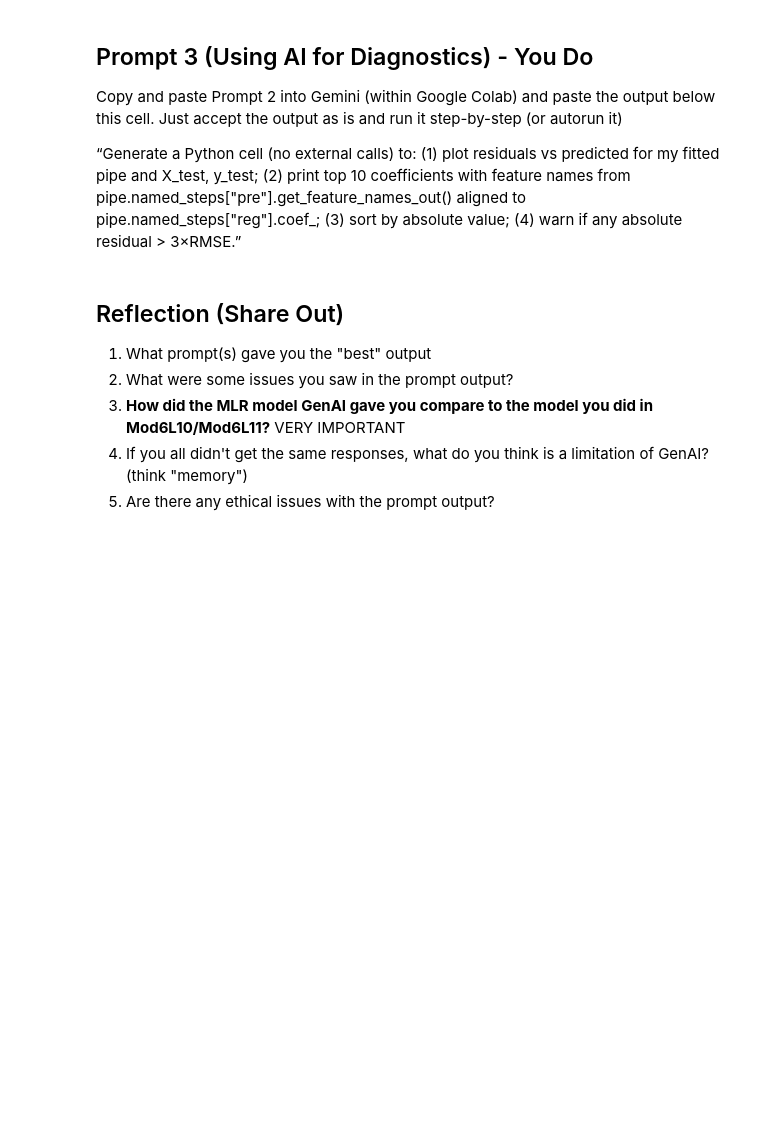
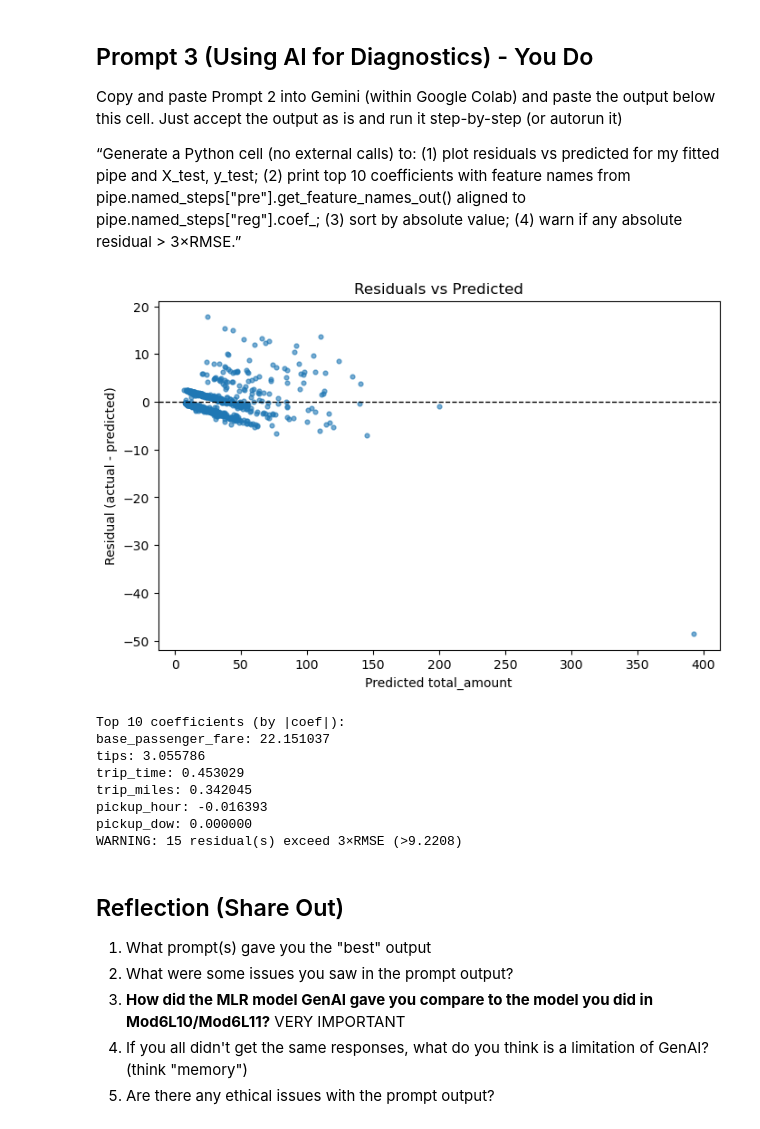
Before and after one commit to ro-the-creator/DA2025_Lectures, a Jupyter notebook: Mod7/Mod7L1_DiscriminativevsGenerative.ipynb, the cells around one changed output. Cells and saved outputs as stored; diff of their text form; code cells hidden in the pictures; blank space fills up the shorter version.

```diff
--- a/Mod7/Mod7L1_DiscriminativevsGenerative.ipynb
+++ b/Mod7/Mod7L1_DiscriminativevsGenerative.ipynb
@@ -75,6 +178,65 @@ Copy and paste Prompt 2 into Gemini (within Google Colab) and paste the output b
 Copy and paste Prompt 2 into Gemini (within Google Colab) and paste the output below this cell. Just accept the output as is and run it step-by-step (or autorun it)
 
 “Generate a Python cell (no external calls) to: (1) plot residuals vs predicted for my fitted pipe and X_test, y_test; (2) print top 10 coefficients with feature names from pipe.named_steps["pre"].get_feature_names_out() aligned to pipe.named_steps["reg"].coef_; (3) sort by absolute value; (4) warn if any absolute residual > 3×RMSE.”
+# %%
+import numpy as np
+
+import matplotlib.pyplot as plt
+
+# ensure predictions exist
+y_pred = pipe.predict(X_test) if "y_pred" not in globals() else y_pred
+
+# residuals (aligned)
+residuals = y_test.values - y_pred
+
+# 1) plot residuals vs predicted
+plt.figure(figsize=(8,5))
+plt.scatter(y_pred, residuals, alpha=0.6, s=12)
+plt.axhline(0, color="k", linestyle="--", linewidth=1)
+plt.xlabel("Predicted total_amount")
+plt.ylabel("Residual (actual - predicted)")
+plt.title("Residuals vs Predicted")
+plt.show()
+
+# 2) get feature names aligned to coefficients
+try:
+    # try to get feature names from a preprocessing step if available
+    pre = pipe.named_steps.get("pre")
+    if pre is not None and hasattr(pre, "get_feature_names_out"):
+        feature_names = pre.get_feature_names_out()
+    else:
+        # fallback: use selected_features (exists in notebook)
+        feature_names = selected_features
+except Exception:
+    feature_names = selected_features
+
+coefs = pipe.named_steps["reg"].coef_
+if len(coefs) != len(feature_names):
+    feature_names = selected_features
+
+# 3) print top 10 coefficients sorted by absolute value
+coef_pairs = sorted(zip(feature_names, coefs), key=lambda x: abs(x[1]), reverse=True)[:10]
+print("Top 10 coefficients (by |coef|):")
+for name, c in coef_pairs:
+    print(f"{name}: {c:.6f}")
+
+# 4) warn if any absolute residual > 3×RMSE
+threshold = (3 * rmse) if "rmse" in globals() else 3 * np.sqrt(np.mean(residuals**2))
+exceeds = np.abs(residuals) > threshold
+if exceeds.any():
+    print(f"WARNING: {exceeds.sum()} residual(s) exceed 3×RMSE (>{threshold:.4f})")
+else:
+    print("No residual exceeds 3×RMSE.")
+# %% [output]
+[figure, added]
+Top 10 coefficients (by |coef|):
+base_passenger_fare: 22.151037
+tips: 3.055786
+trip_time: 0.453029
+trip_miles: 0.342045
+pickup_hour: -0.016393
+pickup_dow: 0.000000
+WARNING: 15 residual(s) exceed 3×RMSE (>9.2208)
 # %% [markdown]
 ## Reflection (Share Out)
 
```
Also changed, not shown: parts of 4 cells of this notebook, 1 other file.
